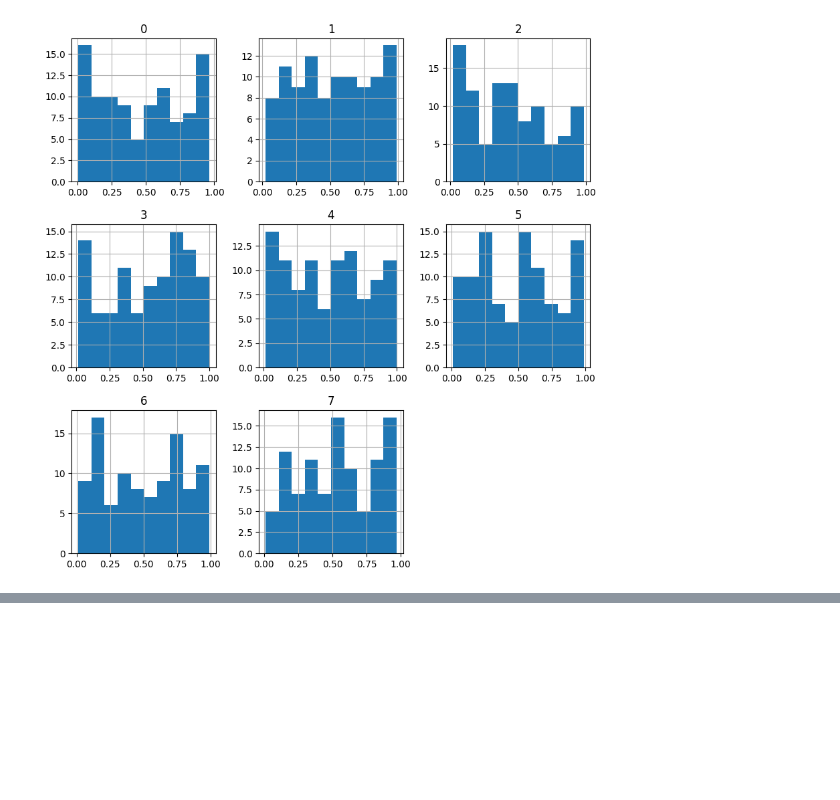
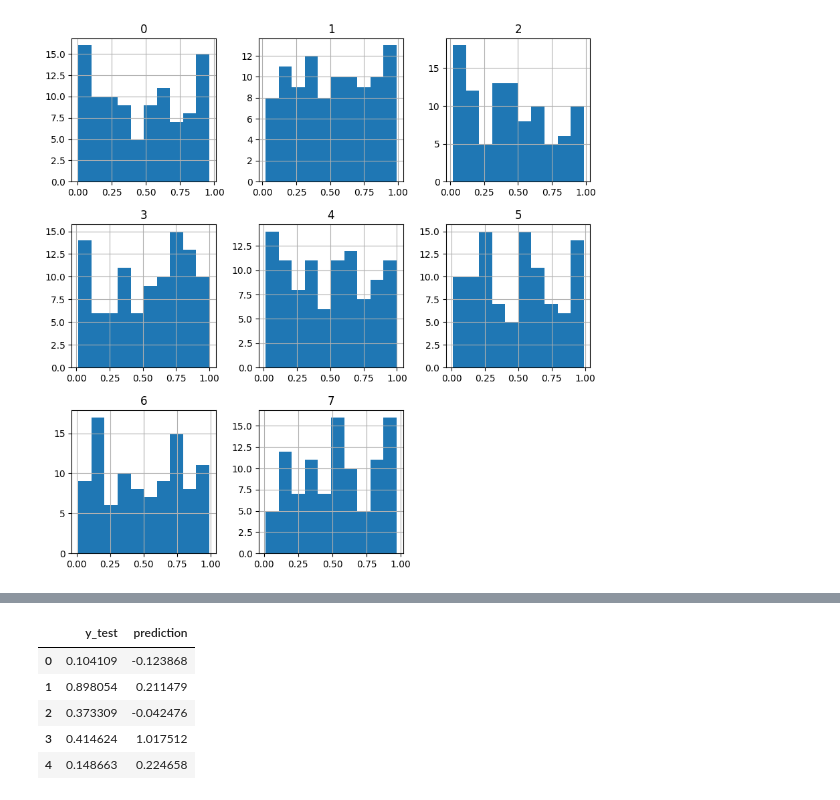
Before and after one commit to Airukua/Linier_Regression_From_Scratch, a Jupyter notebook: Linier_Regression_From_Scratch.ipynb, the cells around one changed output, grey strips where cells are left out. Saved outputs shown, nothing was run; the diff lists cells and outputs as text; code cells hidden in the pictures; blank space fills up the shorter version.

```diff
--- a/Linier_Regression_From_Scratch.ipynb
+++ b/Linier_Regression_From_Scratch.ipynb
@@ -139,0 +152,10 @@ plt.show()
+# %%
+df = pd.DataFrame({'y_test':y_test.flatten(), 'prediction':prediction.flatten()})
+df.head()
+# %% [output]
+|  | y_test | prediction |
+| 0 | 0.104109 | -0.123868 |
+| 1 | 0.898054 | 0.211479 |
+| 2 | 0.373309 | -0.042476 |
+| 3 | 0.414624 | 1.017512 |
+| 4 | 0.148663 | 0.224658 |
```
Also changed, not shown: parts of 6 cells of this notebook.
